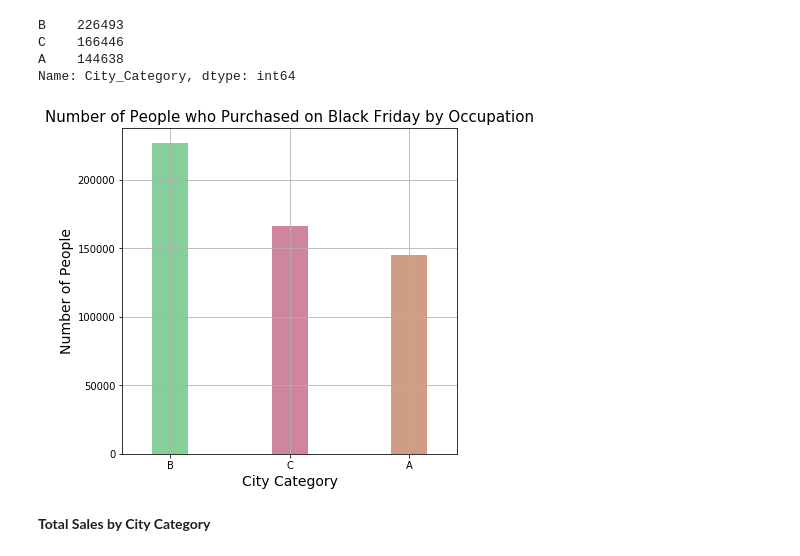
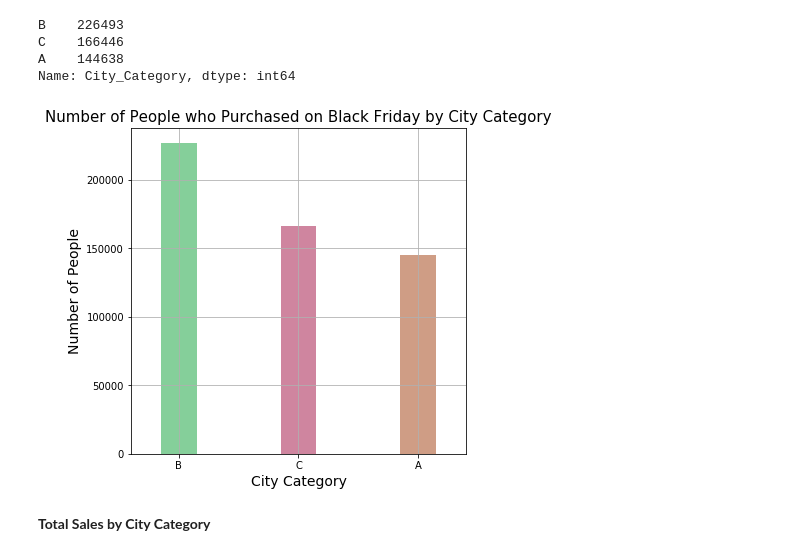
Before and after one commit to pinkdragon1000/Black-Friday-Project, a Jupyter notebook: Black Friday Analysis.ipynb, the cells around one changed output. Cells and saved outputs as stored; diff of their text form; code cells hidden in the pictures.

```diff
--- a/Black Friday Analysis.ipynb
+++ b/Black Friday Analysis.ipynb
@@ -447,14 +482,14 @@ A    144638
 Name: City_Category, dtype: int64
 # %%
 city.plot(kind='bar', figsize=(6,6), width=0.3, color=[('#85cf9a', '#cf859f','#cf9d85')], legend=False)
-plt.title("Number of People who Purchased on Black Friday by Occupation", fontsize="15")
+plt.title("Number of People who Purchased on Black Friday by City Category", fontsize="15")
 plt.xlabel("City Category", fontsize="14")
 plt.ylabel("Number of People", fontsize="14")
 plt.xticks(rotation=0)
 plt.grid()
 plt.show()
 # %% [output]
-[figure, old version]
+[figure, new version]
 # %% [markdown]
 **Total Sales by City Category**
 # %% [markdown]
```
Also changed, not shown: parts of 9 cells of this notebook.
